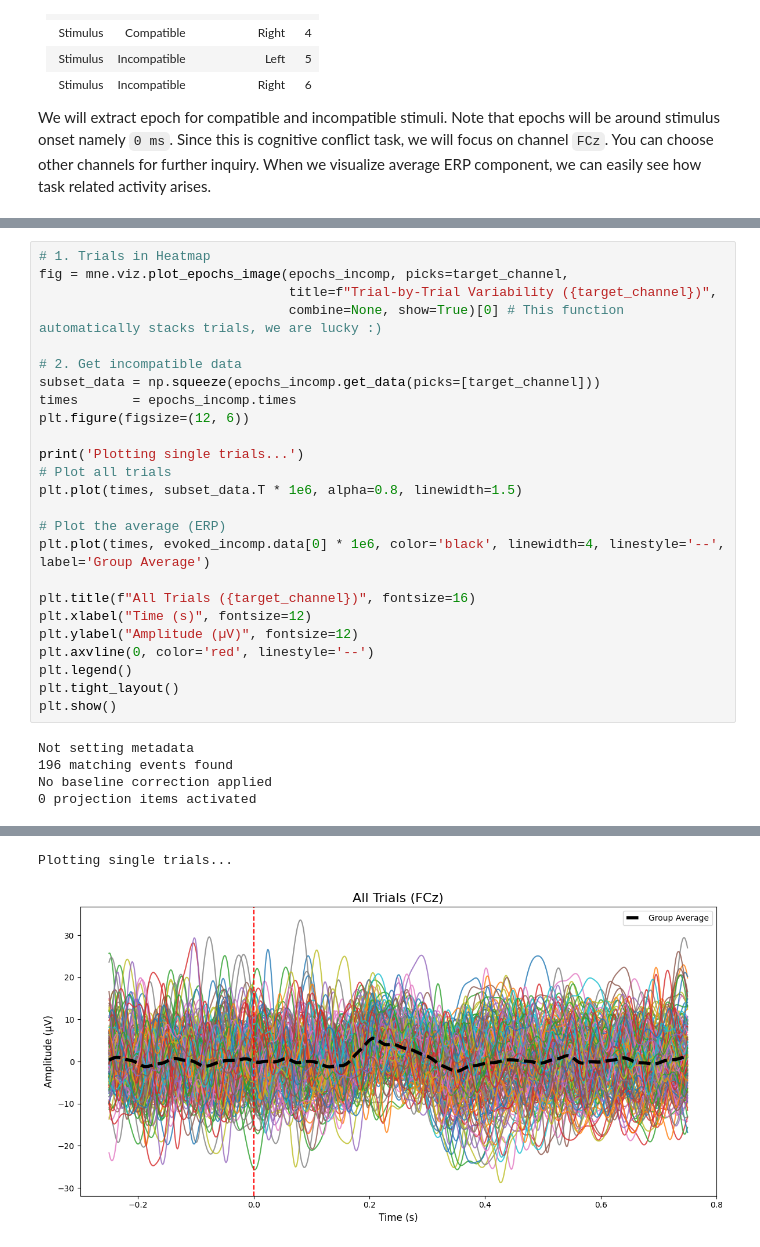
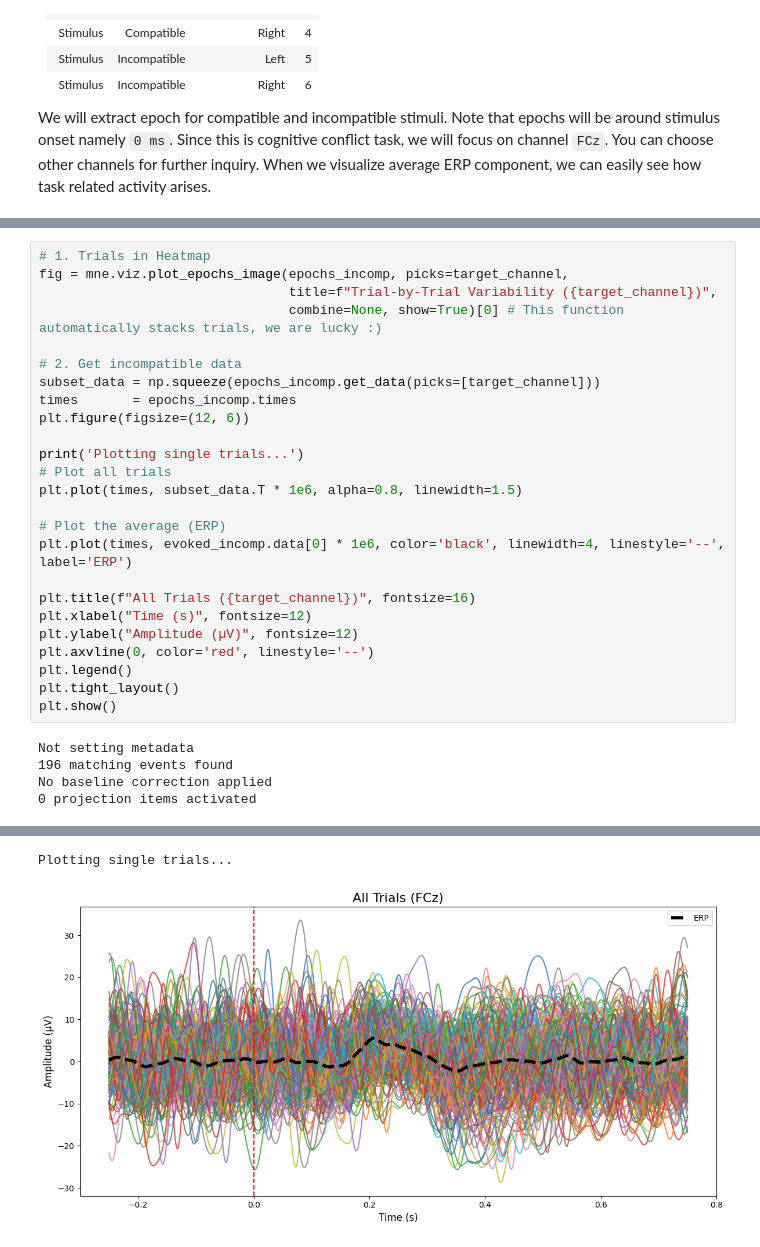
Before and after one commit to fatihonay/Neural-Variability-, a Jupyter notebook: TrialbyTrial.ipynb, the cells around one changed output, grey strips where cells are left out. Cells and saved outputs as stored; diff of their text form.

```diff
--- a/TrialbyTrial.ipynb
+++ b/TrialbyTrial.ipynb
@@ -183,32 +183,32 @@ Neural variability across trials is inevitable, don't panic amd learn to dance w
 # 1. Trials in Heatmap
 fig = mne.viz.plot_epochs_image(epochs_incomp, picks=target_channel,
                                 title=f"Trial-by-Trial Variability ({target_channel})",
                                 combine=None, show=True)[0] # This function automatically stacks trials, we are lucky :)
 
 # 2. Get incompatible data
 subset_data = np.squeeze(epochs_incomp.get_data(picks=[target_channel]))
 times       = epochs_incomp.times
 plt.figure(figsize=(12, 6))
 
 print('Plotting single trials...')
 # Plot all trials
 plt.plot(times, subset_data.T * 1e6, alpha=0.8, linewidth=1.5)
 
 # Plot the average (ERP)
-plt.plot(times, evoked_incomp.data[0] * 1e6, color='black', linewidth=4, linestyle='--', label='Group Average')
+plt.plot(times, evoked_incomp.data[0] * 1e6, color='black', linewidth=4, linestyle='--', label='ERP')
 
 plt.title(f"All Trials ({target_channel})", fontsize=16)
 plt.xlabel("Time (s)", fontsize=12)
 plt.ylabel("Amplitude (µV)", fontsize=12)
 plt.axvline(0, color='red', linestyle='--')
 plt.legend()
 plt.tight_layout()
 plt.show()
 # %% [output]
 Not setting metadata
 196 matching events found
 No baseline correction applied
 0 projection items activated
 [figure]
 Plotting single trials...
-[figure, old version]
+[figure, new version]
```
Also changed, not shown: parts of 2 cells of this notebook.
